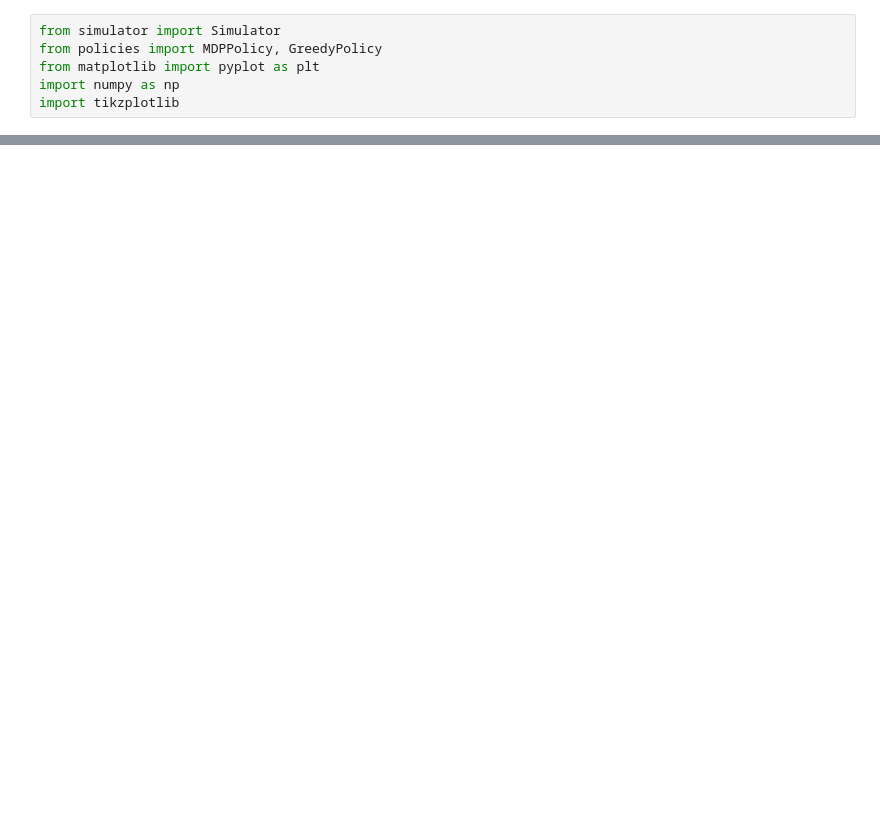
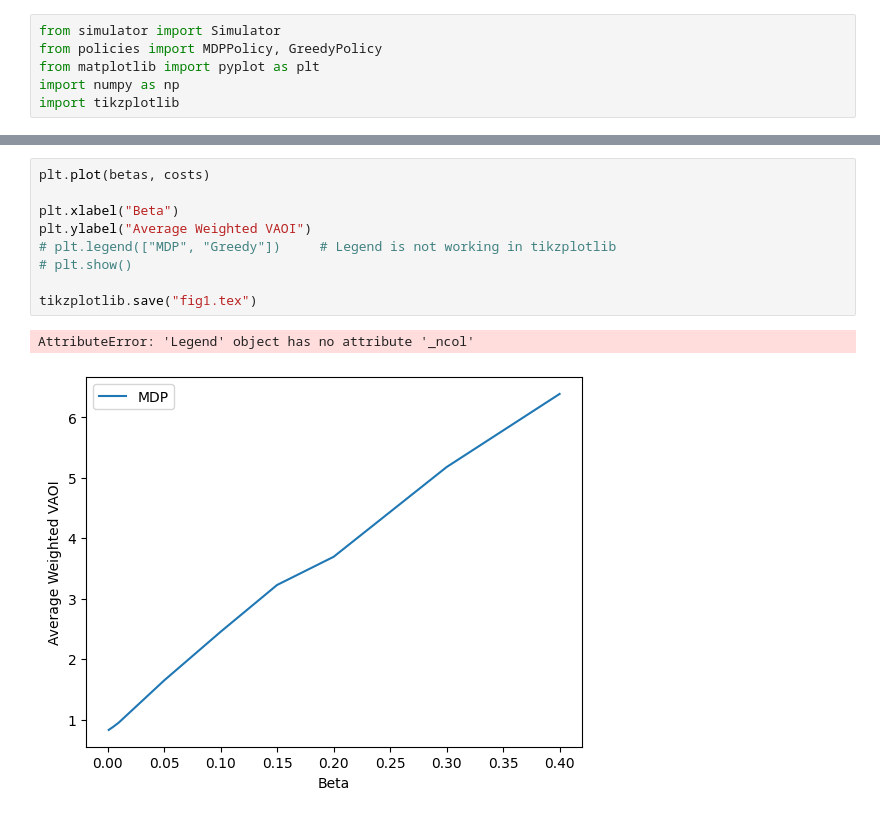
Before and after one commit to ModernOctave/MDPsim, a Jupyter notebook: plots.ipynb, the cells around one changed output, grey strips where cells are left out. Cells and saved outputs as stored; diff of their text form; blank space fills up the shorter version.

```diff
--- a/plots.ipynb
+++ b/plots.ipynb
@@ -61,3 +64,15 @@ beta: 0.4 cost:6.42265
+# %%
+plt.plot(betas, costs)
+
+plt.xlabel("Beta")
+plt.ylabel("Average Weighted VAOI")
+# plt.legend(["MDP", "Greedy"])		# Legend is not working in tikzplotlib
+# plt.show()
+
+tikzplotlib.save("fig1.tex")
+# %% [output]
+AttributeError: 'Legend' object has no attribute '_ncol'
+[figure, added]
 # %%
 beta = 0.005
 ws = [0, 0.2, 0.4, 0.6, 0.8, 1]
```
Also changed, not shown: parts of 3 cells of this notebook.
